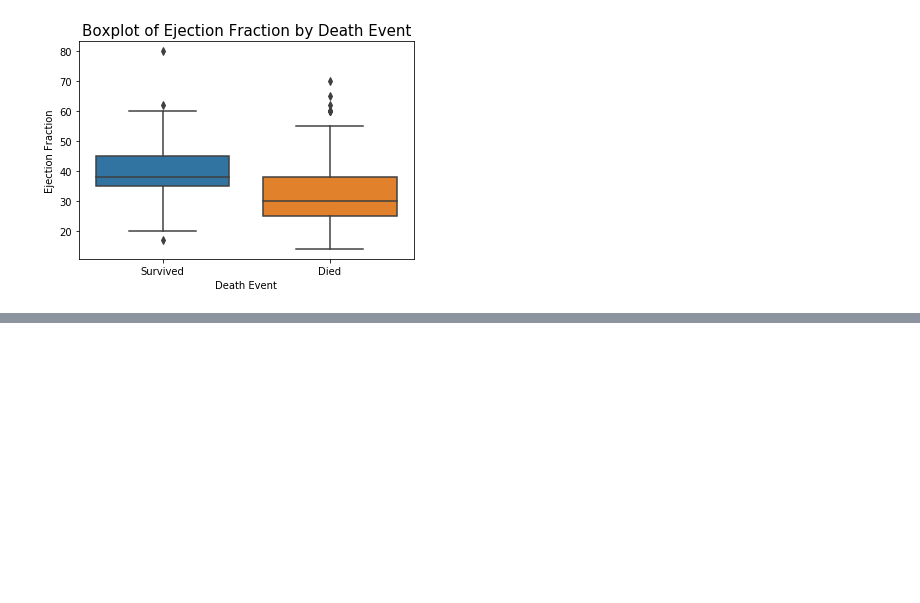
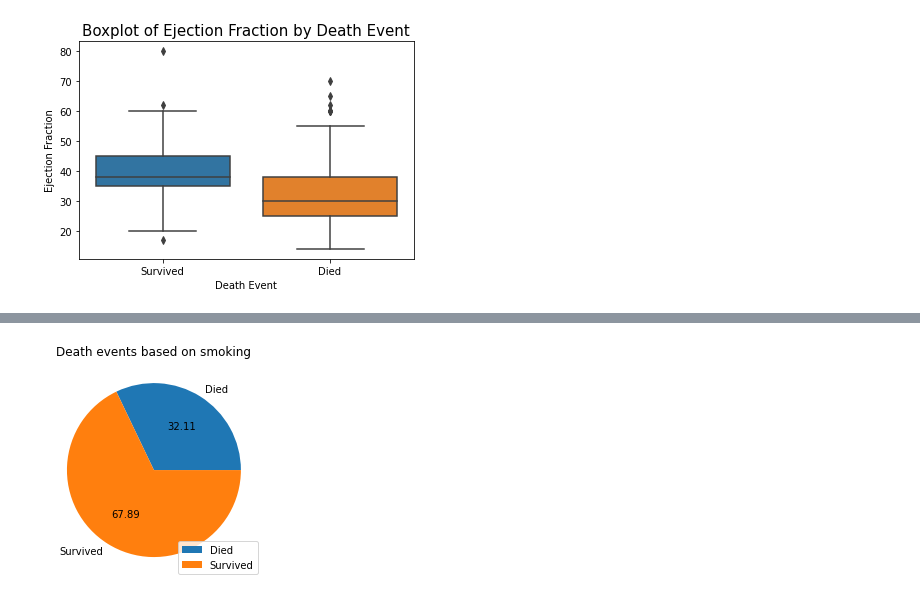
Before and after one commit to SaiRamishetty-23/PDS_assignment2, a Jupyter notebook: assignment2_code.ipynb, the cells around one changed output, grey strips where cells are left out. Cells and saved outputs as stored; diff of their text form; code cells hidden in the pictures; blank space fills up the shorter version.

```diff
--- a/assignment2_code.ipynb
+++ b/assignment2_code.ipynb
@@ -374,0 +375,21 @@ plt.show()
+# %%
+#Releationship between smoking and deadths
+
+total_deaths = clinical_records[clinical_records.DEATH_EVENT==1]
+
+smokers = clinical_records[clinical_records.smoking==1]
+death = smokers[smokers.DEATH_EVENT==1]
+
+non_smokers = clinical_records[clinical_records.smoking==0]
+no_death = non_smokers[non_smokers.DEATH_EVENT==1]
+
+values = [smokers.shape[0],non_smokers.shape[0]]
+df = pd.DataFrame(values)
+labels= ['Died','Survived']
+df.plot(kind='pie', subplots=True, autopct='%.2f',labels=labels)
+plt.title('Death events based on smoking')
+plt.legend(labels, loc= "lower right")
+plt.ylabel('')
+plt.show()
+# %% [output]
+[figure, added]
```
Also changed, not shown: parts of 15 cells of this notebook.
